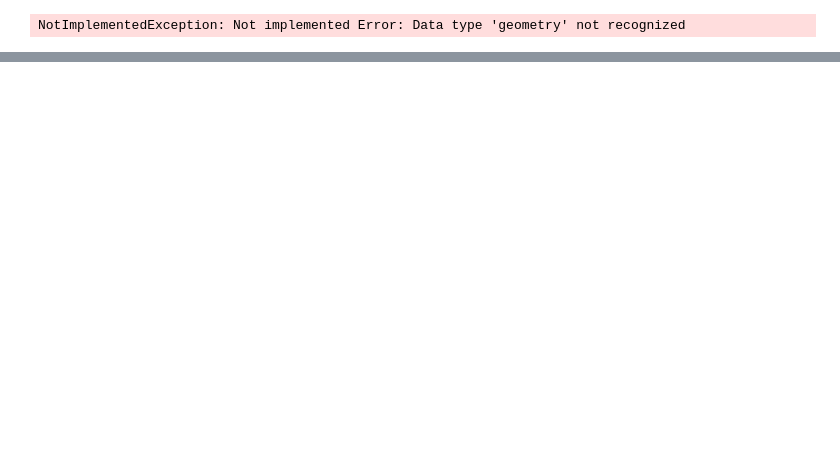
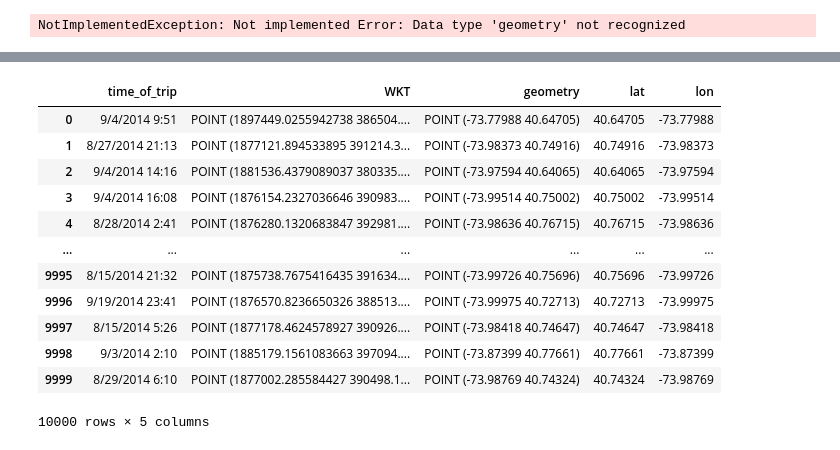
Before and after one commit to jc9677/duckdb, a Jupyter notebook: duckdb_nyc.ipynb, the cells around one changed output, grey strips where cells are left out. Cells and saved outputs as stored; diff of their text form; code cells hidden in the pictures; blank space fills up the shorter version.

```diff
--- a/duckdb_nyc.ipynb
+++ b/duckdb_nyc.ipynb
@@ -302,0 +301,6 @@ INFO:root:Created table 'nyc' from nyc.parquet
+# %%
+from shapely import wkt
+
+# Convert the geometry column to WKT
+points = ddb.sql("SELECT time_of_trip, ST_AsText(AEAC) AS WKT FROM nyc LIMIT 10000").df()
+points_gdf = gpd.GeoDataFrame(points, geometry=points.WKT.apply(wkt.loads), crs='esri:102001')
@@ -302,0 +325,20 @@ INFO:root:Created table 'nyc' from nyc.parquet
+# %%
+# Use shapely to create a lat column and a lon column
+points_gdf = points_gdf.to_crs('epsg:4326')
+points_gdf['lat'] = points_gdf.geometry.y
+points_gdf['lon'] = points_gdf.geometry.x
+points_gdf
+# %% [output]
+|  | time_of_trip | WKT | geometry | lat | lon |
+| 0 | 9/4/2014 9:51 | POINT (1897449.0255942738 386504.... | POINT (-73.77988 40.64705) | 40.64705 | -73.77988 |
+| 1 | 8/27/2014 21:13 | POINT (1877121.894533895 391214.3... | POINT (-73.98373 40.74916) | 40.74916 | -73.98373 |
+| 2 | 9/4/2014 14:16 | POINT (1881536.4379089037 380335.... | POINT (-73.97594 40.64065) | 40.64065 | -73.97594 |
+| 3 | 9/4/2014 16:08 | POINT (1876154.2327036646 390983.... | POINT (-73.99514 40.75002) | 40.75002 | -73.99514 |
+| 4 | 8/28/2014 2:41 | POINT (1876280.1320683847 392981.... | POINT (-73.98636 40.76715) | 40.76715 | -73.98636 |
+| ... | ... | ... | ... | ... | ... |
+| 9995 | 8/15/2014 21:32 | POINT (1875738.7675416435 391634.... | POINT (-73.99726 40.75696) | 40.75696 | -73.99726 |
+| 9996 | 9/19/2014 23:41 | POINT (1876570.8236650326 388513.... | POINT (-73.99975 40.72713) | 40.72713 | -73.99975 |
+| 9997 | 8/15/2014 5:26 | POINT (1877178.4624578927 390926.... | POINT (-73.98418 40.74647) | 40.74647 | -73.98418 |
+| 9998 | 9/3/2014 2:10 | POINT (1885179.1561083663 397094.... | POINT (-73.87399 40.77661) | 40.77661 | -73.87399 |
+| 9999 | 8/29/2014 6:10 | POINT (1877002.285584427 390498.1... | POINT (-73.98769 40.74324) | 40.74324 | -73.98769 |
+10000 rows × 5 columns
```
Also changed, not shown: parts of 10 cells of this notebook.
